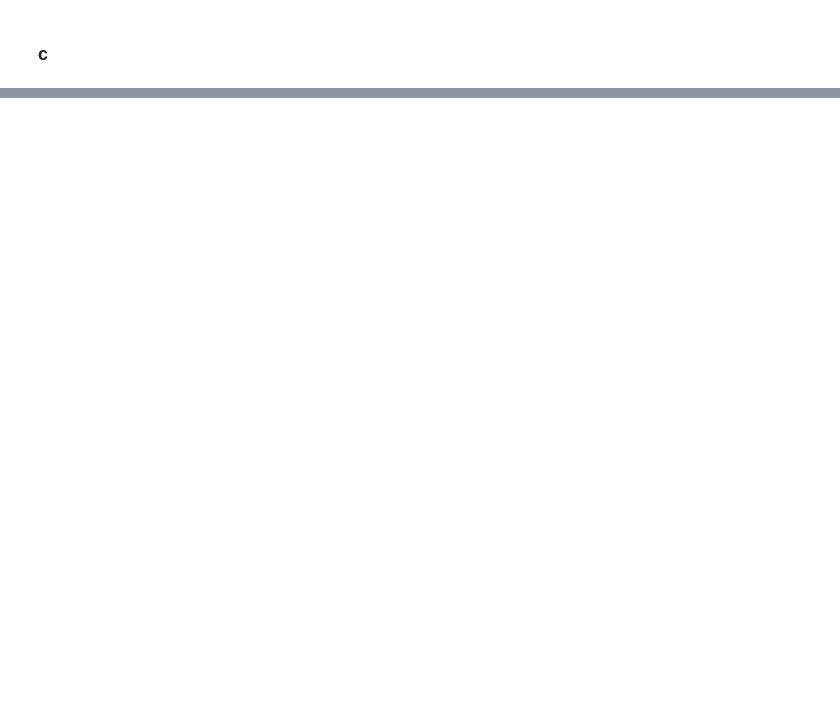
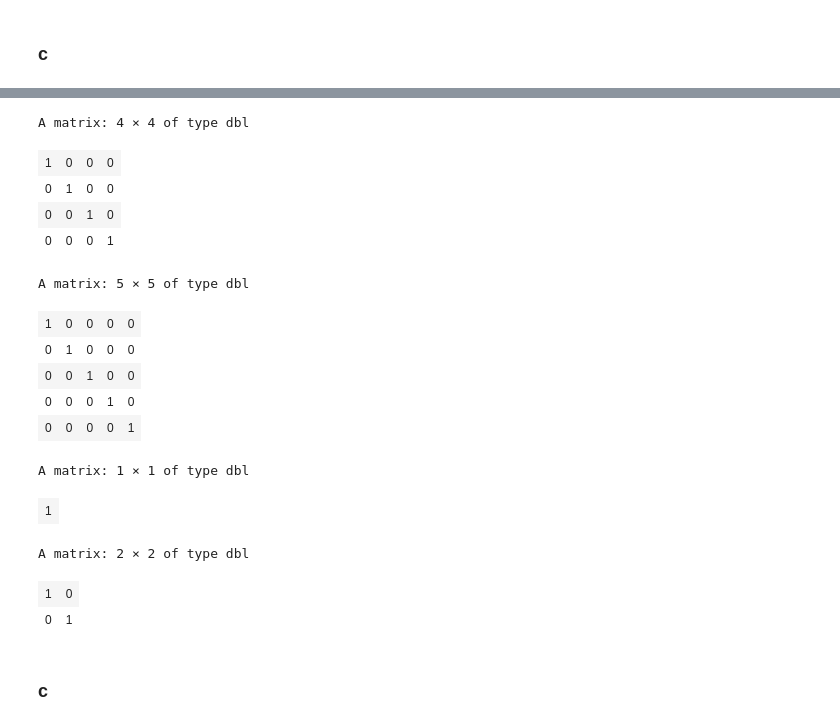
Before and after one commit to j-buss/The_Book_of_R, a Jupyter notebook: Chapter_10/Chapter 10.ipynb, the cells around one changed output, grey strips where cells are left out. Drawn from its saved outputs; the diff is of its cells as text; code cells hidden in the pictures; blank space fills up the shorter version.

```diff
--- a/Chapter_10/Chapter 10.ipynb
+++ b/Chapter_10/Chapter 10.ipynb
@@ -437,0 +484,3 @@ apply(apply(qux[,4,,],3,dim),1,sum)
+# %%
+mynumbers <- c(4,5,1,2,6,2,4,6,6,2)
+mylist <- list()
@@ -437,0 +515,36 @@ apply(apply(qux[,4,,],3,dim),1,sum)
+# %%
+mylist <- list()
+# %%
+i <- 1
+repeat{
+
+    if(mynumbers[i] <= 5){
+        mylist[[i]] <- diag(x=mynumbers[i])
+        i <- i +1
+    } else {
+        break
+    }
+
+
+}
+# %%
+mylist
+# %% [output]
+A matrix: 4 × 4 of type dbl
+| 1 | 0 | 0 | 0 |
+| 0 | 1 | 0 | 0 |
+| 0 | 0 | 1 | 0 |
+| 0 | 0 | 0 | 1 |
+A matrix: 5 × 5 of type dbl
+| 1 | 0 | 0 | 0 | 0 |
+| 0 | 1 | 0 | 0 | 0 |
+| 0 | 0 | 1 | 0 | 0 |
+| 0 | 0 | 0 | 1 | 0 |
+| 0 | 0 | 0 | 0 | 1 |
+A matrix: 1 × 1 of type dbl
+| 1 |
+A matrix: 2 × 2 of type dbl
+| 1 | 0 |
+| 0 | 1 |
+# %% [markdown]
+### c
```
Also changed, not shown: parts of 44 cells of this notebook.
